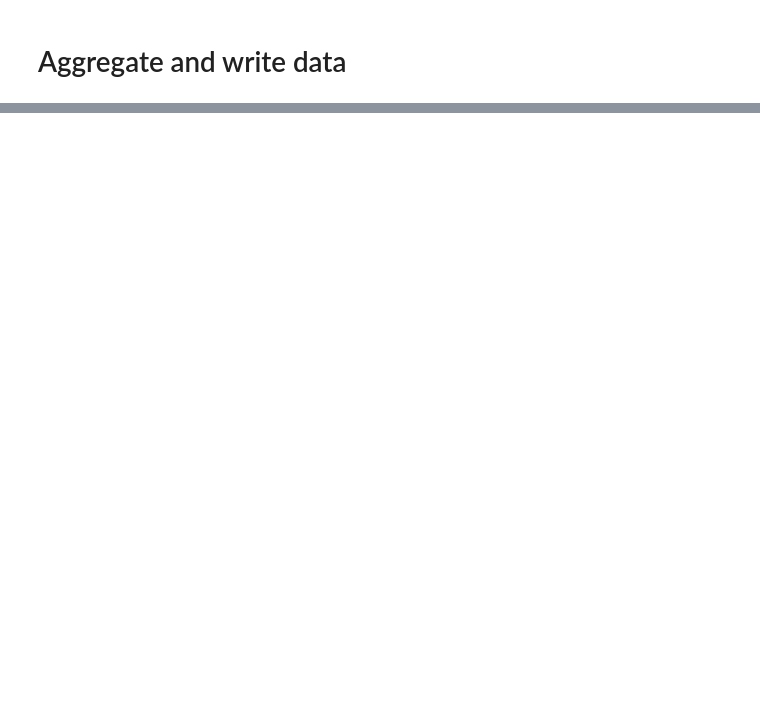
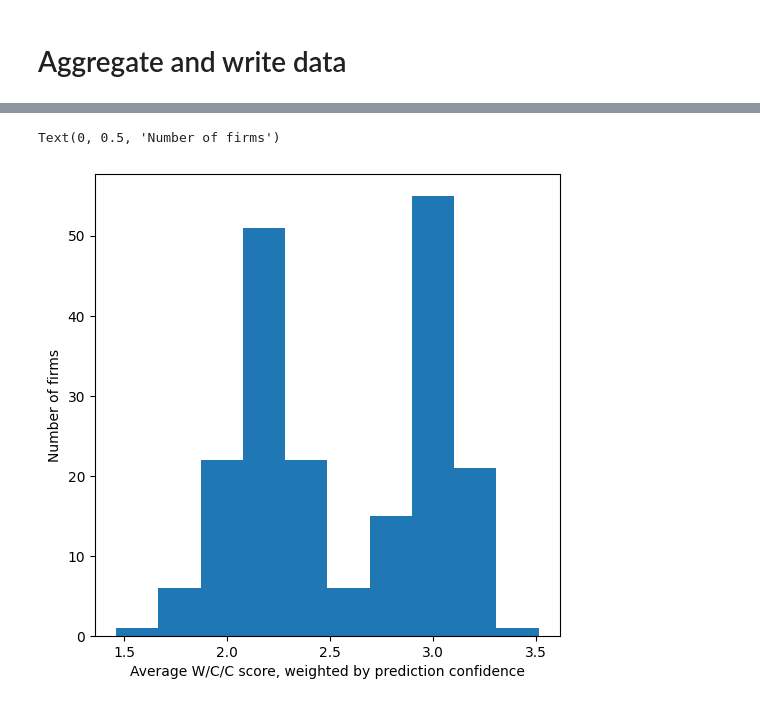
Before and after one commit to roughhawkbit/digi-inno-road-prod, a Jupyter notebook: analysis/BART_for_ZeroShotClassification.ipynb, the cells around one changed output, grey strips where cells are left out. Saved outputs shown, nothing was run; the diff lists cells and outputs as text; code cells hidden in the pictures; blank space fills up the shorter version.

Commit message:
Basic plots for BART zero-shot classification results

```diff
--- a/analysis/BART_for_ZeroShotClassification.ipynb
+++ b/analysis/BART_for_ZeroShotClassification.ipynb
@@ -61,6 +70,7 @@ qual_df = qual_df.dropna()
 # qual_df
 # %%
 client_ids = qual_df['Client ID'].to_list()
+drs_levels = qual_df[drs_col].to_list()
 context = qual_df['Context'].to_list()
 # %%
 questions_prompts = get_sheet_dfs(
@@ -93,9 +103,10 @@ for idx, row in questions_prompts.iterrows():
     del res['scores']
   results_df = pandas.DataFrame(results)
   results_df['Question'] = row['Question']
-  results_df['Current DRS'] = row[drs_col]
   results_df['Client ID'] = client_ids
+  results_df['Current DRS'] = drs_levels
   if all_results_df is None:
     all_results_df = results_df
   else:
     all_results_df = pandas.concat([all_results_df, results_df])
+  print(f'Completed assessing question "{row['Question']}"')
@@ -111,7 +138,7 @@ all_results_df = pandas.merge(
     how="left"
   )[[
       'Client ID',
-      'Current DRS',
+      # 'Current DRS',
       'Core',
       'Category',
       'Question',
@@ -120,7 +147,7 @@ all_results_df = pandas.merge(
       'Confidence'
     ]]
 
-# all_results_df
+all_results_df
 # %%
 if IN_COLAB:
   output_dir = os.path.join(dirpath, 'analysis', 'outputs')
@@ -128,0 +180,15 @@ all_results_df.to_csv(os.path.join(output_dir, 'drs_results.csv'), index=False)
+# %%
+client_weighted_average = all_results_df.groupby('Client ID')[['Client ID', 'Prediction', 'Confidence']].apply(
+    lambda x: numpy.average(x['Prediction'], weights=x['Confidence'])
+  )
+
+per_client_results = client_weighted_average.to_frame().reset_index()
+per_client_results.columns = ['Client ID', 'Weighted Average']
+per_client_results = pandas.merge(
+    per_client_results,
+    roadmaps_df[['Client ID', drs_col]],
+    on="Client ID",
+    how="left"
+  )
+
+per_client_results
@@ -128,0 +209,8 @@ all_results_df.to_csv(os.path.join(output_dir, 'drs_results.csv'), index=False)
+# %%
+fig, ax = matplotlib.pyplot.subplots(figsize=(6,6))
+ax.hist(client_weighted_average.to_numpy())
+ax.set_xlabel('Average W/C/C score, weighted by prediction confidence')
+ax.set_ylabel('Number of firms')
+# %% [output]
+Text(0, 0.5, 'Number of firms')
+[figure, added]
```
Also changed, not shown: parts of 10 cells of this notebook.
